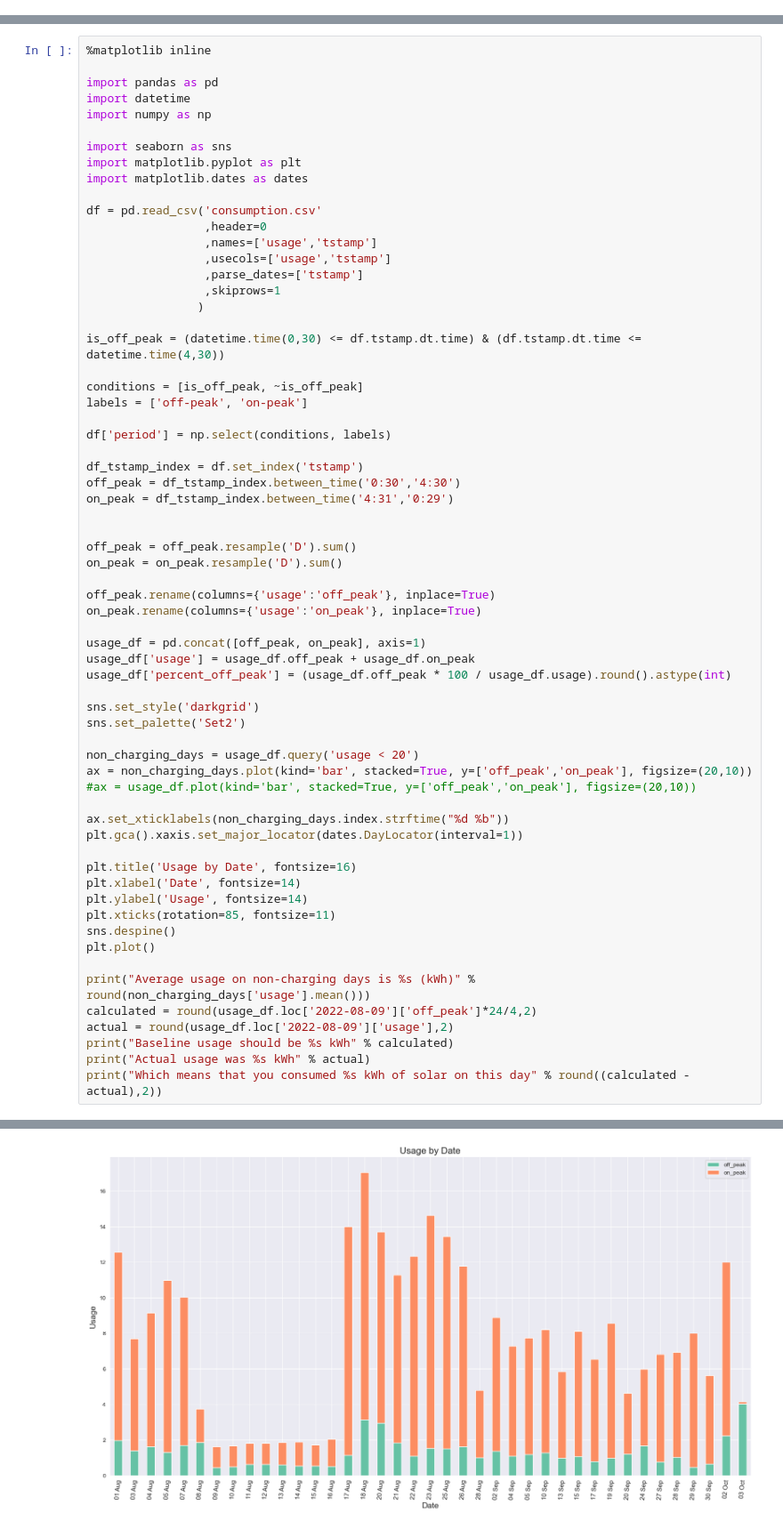
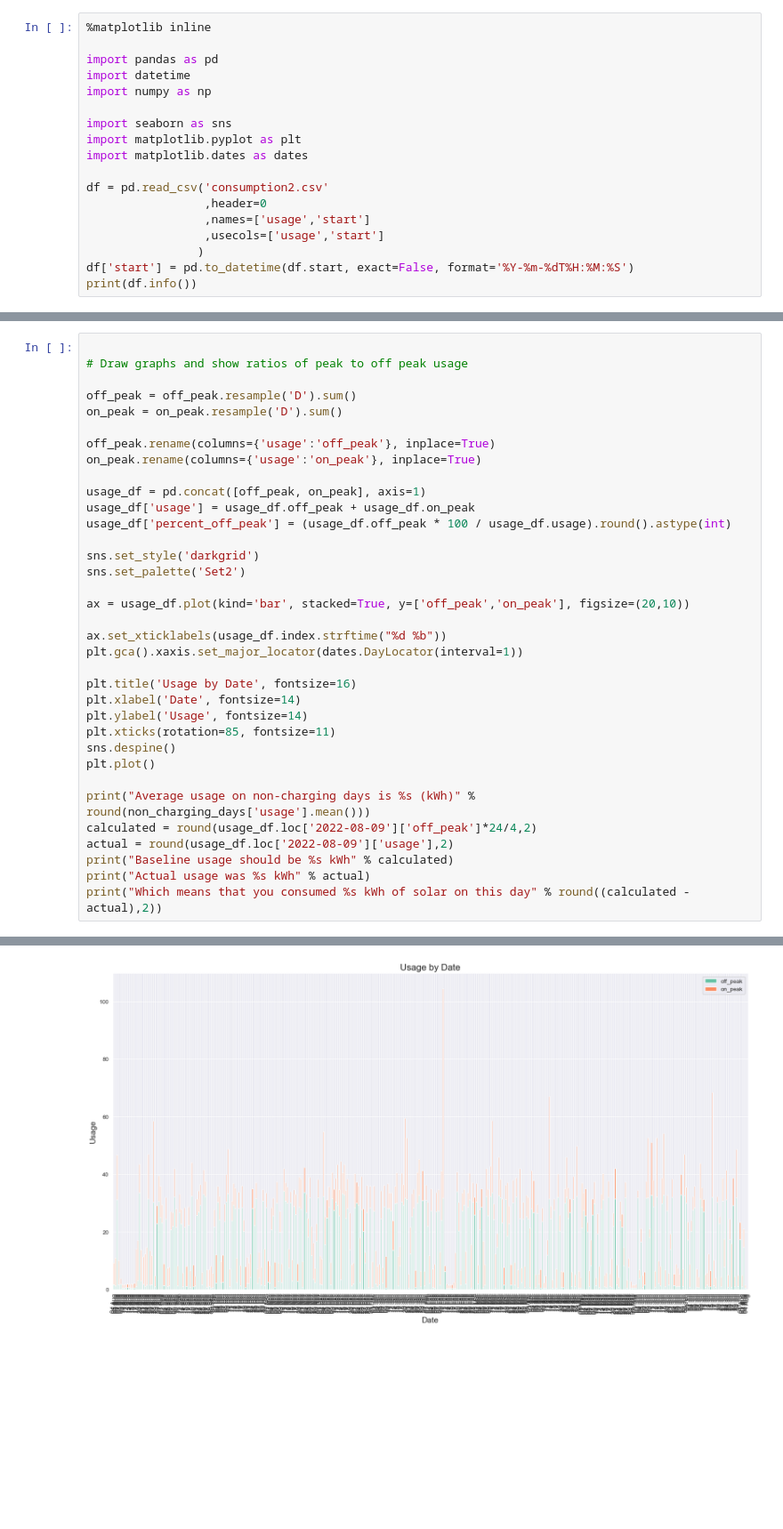
Before and after one commit to wayneqs/energy, a Jupyter notebook: leccy.ipynb, the cells around one changed output, grey strips where cells are left out. Shown at 89% size. Saved outputs shown, nothing was run; the diff lists cells and outputs as text; blank space fills up the shorter version.

```diff
--- a/leccy.ipynb
+++ b/leccy.ipynb
@@ -0,0 +1,18 @@
+# %%
+%matplotlib inline
+
+import pandas as pd
+import datetime
+import numpy as np
+
+import seaborn as sns
+import matplotlib.pyplot as plt
+import matplotlib.dates as dates
+
+df = pd.read_csv('consumption2.csv'
+                 ,header=0
+                 ,names=['usage','start']
+                 ,usecols=['usage','start']
+                )
+df['start'] = pd.to_datetime(df.start, exact=False, format='%Y-%m-%dT%H:%M:%S')
+print(df.info())
@@ -1,33 +97,6 @@
 # %%
-%matplotlib inline
 
-import pandas as pd
-import datetime
-import numpy as np
-
-import seaborn as sns
-import matplotlib.pyplot as plt
-import matplotlib.dates as dates
-
-df = pd.read_csv('consumption.csv'
-                 ,header=0
-                 ,names=['usage','tstamp']
-                 ,usecols=['usage','tstamp']
-                 ,parse_dates=['tstamp']
-                 ,skiprows=1
-                )
-
-is_off_peak = (datetime.time(0,30) <= df.tstamp.dt.time) & (df.tstamp.dt.time <= datetime.time(4,30))
-
-conditions = [is_off_peak, ~is_off_peak]
-labels = ['off-peak', 'on-peak']
-
-df['period'] = np.select(conditions, labels)
-
-df_tstamp_index = df.set_index('tstamp')
-off_peak = df_tstamp_index.between_time('0:30','4:30')
-on_peak = df_tstamp_index.between_time('4:31','0:29')
-
+# Draw graphs and show ratios of peak to off peak usage
 
 off_peak = off_peak.resample('D').sum()
 on_peak = on_peak.resample('D').sum()
@@ -36,35 +105,33 @@ off_peak.rename(columns={'usage':'off_peak'}, inplace=True)
 on_peak.rename(columns={'usage':'on_peak'}, inplace=True)
 
 usage_df = pd.concat([off_peak, on_peak], axis=1)
 usage_df['usage'] = usage_df.off_peak + usage_df.on_peak
 usage_df['percent_off_peak'] = (usage_df.off_peak * 100 / usage_df.usage).round().astype(int)
 
 sns.set_style('darkgrid')
 sns.set_palette('Set2')
 
-non_charging_days = usage_df.query('usage < 20')
-ax = non_charging_days.plot(kind='bar', stacked=True, y=['off_peak','on_peak'], figsize=(20,10))
-#ax = usage_df.plot(kind='bar', stacked=True, y=['off_peak','on_peak'], figsize=(20,10))
+ax = usage_df.plot(kind='bar', stacked=True, y=['off_peak','on_peak'], figsize=(20,10))
 
-ax.set_xticklabels(non_charging_days.index.strftime("%d %b"))
+ax.set_xticklabels(usage_df.index.strftime("%d %b"))
 plt.gca().xaxis.set_major_locator(dates.DayLocator(interval=1))
 
 plt.title('Usage by Date', fontsize=16)
 plt.xlabel('Date', fontsize=14)
 plt.ylabel('Usage', fontsize=14)
 plt.xticks(rotation=85, fontsize=11)
 sns.despine()
 plt.plot()
 
 print("Average usage on non-charging days is %s (kWh)" % round(non_charging_days['usage'].mean()))
 calculated = round(usage_df.loc['2022-08-09']['off_peak']*24/4,2)
 actual = round(usage_df.loc['2022-08-09']['usage'],2)
 print("Baseline usage should be %s kWh" % calculated)
 print("Actual usage was %s kWh" % actual)
 print("Which means that you consumed %s kWh of solar on this day" % round((calculated - actual),2))
 # %% [output]
 Average usage on non-charging days is 8 (kWh)
 Baseline usage should be 2.76 kWh
 Actual usage was 1.64 kWh
 Which means that you consumed 1.12 kWh of solar on this day
-[figure, old version]
+[figure, new version]
```
Also changed, not shown: parts of 2 cells of this notebook.
